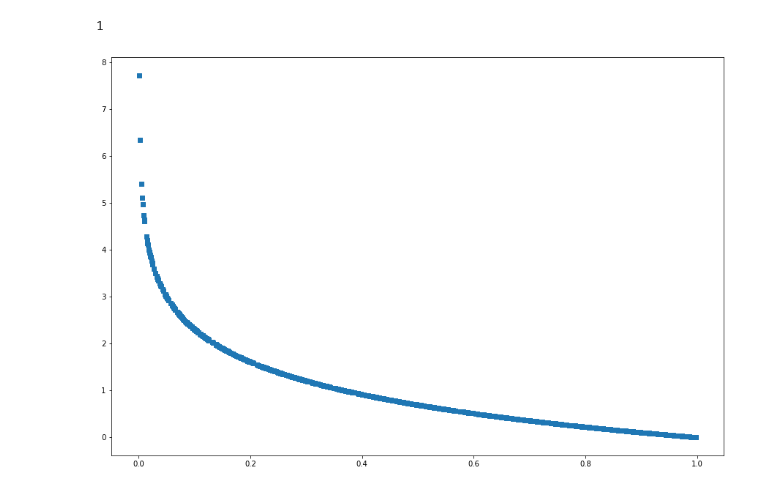
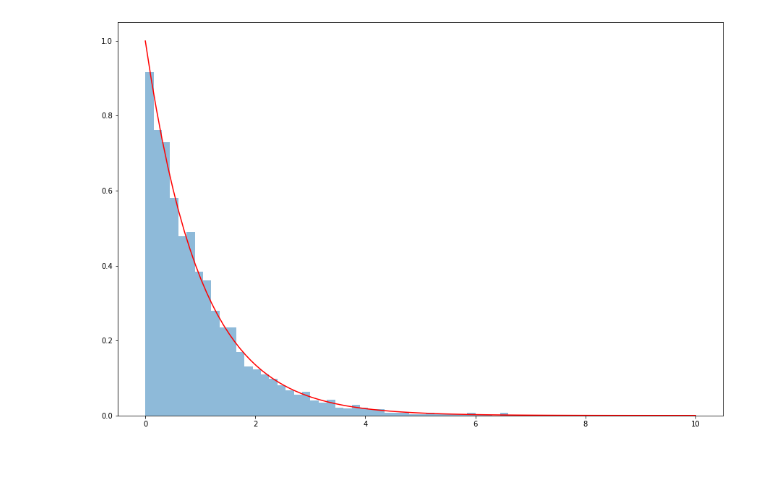
Before and after one commit to EuphrasieF/probability-theory-hw, a Jupyter notebook: hw_1.ipynb, the cells around one changed output. Drawn from its saved outputs; the diff is of its cells as text; code cells hidden in the pictures; blank space fills up the shorter version.

```diff
--- a/hw_1.ipynb
+++ b/hw_1.ipynb
@@ -6,20 +5,24 @@ import math
 import numpy as np
 import matplotlib.pyplot as plt
 plt.rcParams['figure.figsize'] = [15, 10]
-# %%
-l = float(input())
-# %% [output]
-1
+# %%
+def diy_exp_distribution(lambda_):
+    xi = np.random.uniform(0, 1)
+    return -(1/lambda_) * np.log(xi)
+# %%
+def exp_distribution_density(lambda_, x):
+    return lambda_ * np.exp(-lambda_ * x)
+# %%
+def build_hist_with_density(lambda_):
+    x_values = np.linspace(1e-3, 10, 100)
+    y_values = np.vectorize(lambda x: exp_distribution_density(lambda_, x))(x_values)
+    plt.plot(x_values, y_values, color='red')
+
+    samples = np.fromiter((diy_exp_distribution(lambda_) for _ in range(5000)), float)
+    plt.hist(samples, bins=50, alpha=0.5, density=True)
+
+    plt.show()
 # %%
-e_arr = [] #массив эта
-n_arr = [] #массив кси
-
-for i in range(1000):
-    y = np.random.uniform(0, 1) #рандомное кси
-    n_arr.append(y) #добавляем кси в массив
-    e_arr.append(-math.log(n_arr[i])/l) #вычисляем эта
-
-plt.scatter(n_arr, e_arr, marker=",") #строим графит кси от эта
-plt.show()
+build_hist_with_density(1)
 # %% [output]
-[figure, old version]
+[figure, new version]
```
Also changed, not shown: parts of 4 cells of this notebook, 6 other files.
